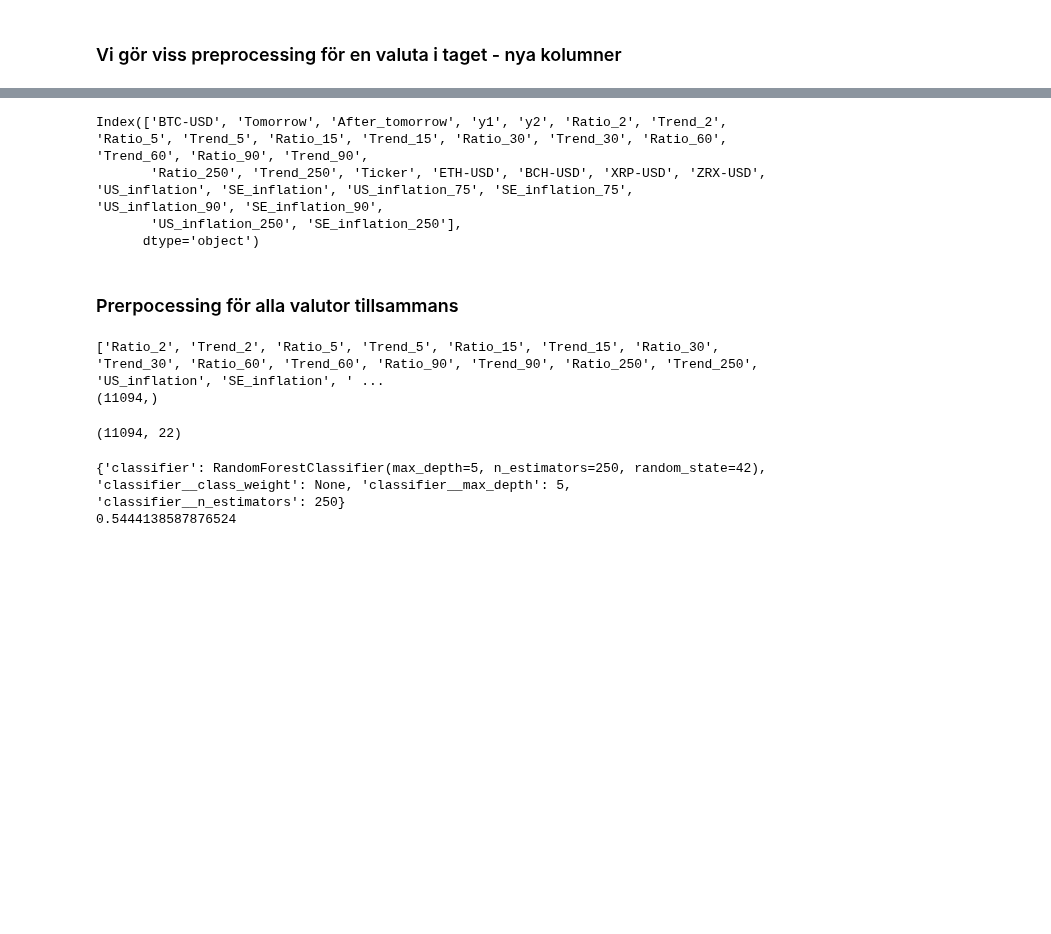
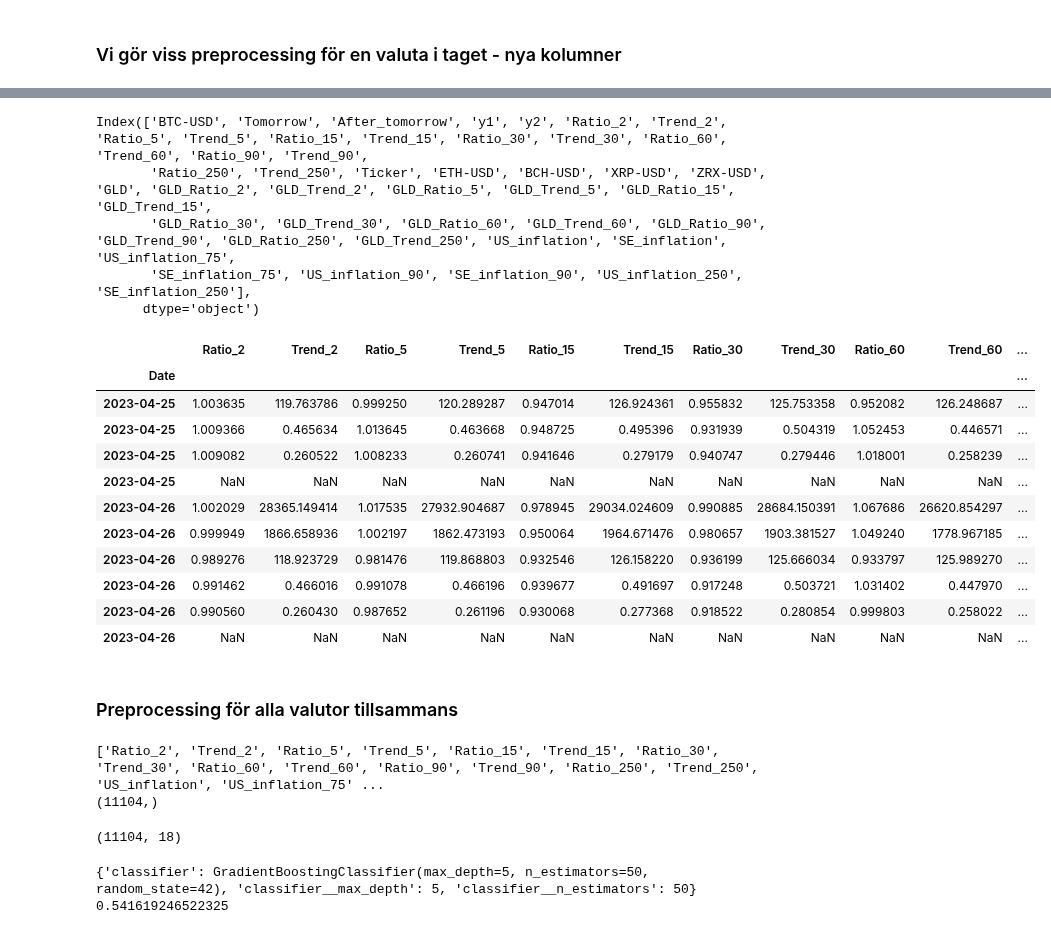
Before and after one commit to carokanns/the_new_Krypto, a Jupyter notebook: my_testa_modeller.ipynb, the cells around one changed output, grey strips where cells are left out. Drawn from its saved outputs; the diff is of its cells as text; code cells hidden in the pictures; blank space fills up the shorter version.

```diff
--- a/my_testa_modeller.ipynb
+++ b/my_testa_modeller.ipynb
@@ -104,7 +112,7 @@ pandas-ta==0.3.14b0
 plotly==5.3.1
 # %%
 # TODO Vilka kryptovalutor ska vi använda?
-tickers = ['BTC-USD','ETH-USD','BCH-USD','XRP-USD','ZRX-USD']
+tickers = ['BTC-USD','ETH-USD','BCH-USD','XRP-USD','ZRX-USD','GLD']
 horizons=[2,5,15,30,60,90,250]
 # %%
 def beräkna_rolling_mean(df, ticker_names, window=20):
@@ -324,29 +348,21 @@ def create_predictors(df_, ticker, target, horizons=[2,5,60,250], ETH_BTC=False)
     df['y2'] = (df['After_tomorrow'] > df[ticker]).astype(int)
     # df.dropna(inplace=True)
 
+    hpref = 'GLD_' if ticker == 'GLD' else ''
     for horizon in horizons:
         rolling_averages = df.rolling(horizon, min_periods=1).mean()
 
-        ratio_column = f"Ratio_{horizon}"
+        ratio_column = f"{hpref}Ratio_{horizon}"
         df[ratio_column] = df[ticker] / rolling_averages[ticker]
 
         rolling = df.rolling(horizon,closed='left', min_periods=1).mean()
 
-        trend_column = f"Trend_{horizon}"
+        trend_column = f"{hpref}Trend_{horizon}"
         target_name = 'Tomorrow' if target=='y1' else 'After_tomorrow'
         df[trend_column] = rolling[target_name]
 
         predictors += [ratio_column, trend_column]
 
-    # df['day_of_month'] = df.index.day
-    # predictors += ['day_of_month']
-
-    # df['day_of_week'] = df.index.dayofweek
-    # predictors += ['day_of_week']
-
-    # df['month'] = df.index.month
-    # predictors += ['month']
-
     return df, predictors
 # %% [markdown]
 # Skapa en GridSearchCV för olika modeller
@@ -375,15 +392,16 @@ df_grid.shape
 # %%
 ### preprocessing ###
 df = pd.DataFrame()
-# tickers = ['BTC-USD', 'ZRX-USD']
 target = 'y1'  # tomorrow
 for ticker in tickers:
+
     # print(ticker)
     df_temp, pred = create_predictors(
-        df_grid[[ticker]], ticker, target, horizons=horizons, ETH_BTC=False)
+        df_grid[[ticker]], ticker, target, horizons=horizons)
     df_temp = df_temp.reset_index()
     df_temp['Ticker'] = ticker
     df = pd.concat([df, df_temp], axis=0)
 
-print('Dessa skall vara lika',sum(df.Date.value_counts()==5)*5,'=',len(df) )
+print('Dessa skall vara lika',sum(df.Date.value_counts()==6)*6,'=',len(df) )
+df.Date.value_counts()
 # %% [output]
@@ -414,15 +455,31 @@ df.shape
 df.columns
 # %% [output]
 Index(['BTC-USD', 'Tomorrow', 'After_tomorrow', 'y1', 'y2', 'Ratio_2', 'Trend_2', 'Ratio_5', 'Trend_5', 'Ratio_15', 'Trend_15', 'Ratio_30', 'Trend_30', 'Ratio_60', 'Trend_60', 'Ratio_90', 'Trend_90',
-       'Ratio_250', 'Trend_250', 'Ticker', 'ETH-USD', 'BCH-USD', 'XRP-USD', 'ZRX-USD', 'US_inflation', 'SE_inflation', 'US_inflation_75', 'SE_inflation_75', 'US_inflation_90', 'SE_inflation_90',
-       'US_inflation_250', 'SE_inflation_250'],
+       'Ratio_250', 'Trend_250', 'Ticker', 'ETH-USD', 'BCH-USD', 'XRP-USD', 'ZRX-USD', 'GLD', 'GLD_Ratio_2', 'GLD_Trend_2', 'GLD_Ratio_5', 'GLD_Trend_5', 'GLD_Ratio_15', 'GLD_Trend_15',
+       'GLD_Ratio_30', 'GLD_Trend_30', 'GLD_Ratio_60', 'GLD_Trend_60', 'GLD_Ratio_90', 'GLD_Trend_90', 'GLD_Ratio_250', 'GLD_Trend_250', 'US_inflation', 'SE_inflation', 'US_inflation_75',
+       'SE_inflation_75', 'US_inflation_90', 'SE_inflation_90', 'US_inflation_250', 'SE_inflation_250'],
       dtype='object')
 # %%
 predictors = ['Ratio_2', 'Trend_2', 'Ratio_5', 'Trend_5', 'Ratio_15', 'Trend_15', 'Ratio_30', 'Trend_30', 'Ratio_60', 'Trend_60', 'Ratio_90', 'Trend_90',
-              'Ratio_250', 'Trend_250', 'US_inflation', 'SE_inflation', 'US_inflation_75', 'SE_inflation_75', 'US_inflation_90', 'SE_inflation_90',
-              'US_inflation_250', 'SE_inflation_250']
+              'Ratio_250', 'Trend_250', 'GLD_Ratio_2', 'GLD_Trend_2', 'GLD_Ratio_5', 'GLD_Trend_5', 'GLD_Ratio_15', 'GLD_Trend_15',
+              'GLD_Ratio_30', 'GLD_Trend_30', 'GLD_Ratio_60', 'GLD_Trend_60', 'GLD_Ratio_90', 'GLD_Trend_90', 'GLD_Ratio_250', 'GLD_Trend_250', 'US_inflation', 'US_inflation_75', 'US_inflation_90', 'US_inflation_250']
+# %%
+df[predictors].tail(10)
+# %% [output]
+|  | Ratio_2 | Trend_2 | Ratio_5 | Trend_5 | Ratio_15 | Trend_15 | Ratio_30 | Trend_30 | Ratio_60 | Trend_60 | ... |
+| Date |  |  |  |  |  |  |  |  |  |  | ... |
+| 2023-04-25 | 1.003635 | 119.763786 | 0.999250 | 120.289287 | 0.947014 | 126.924361 | 0.955832 | 125.753358 | 0.952082 | 126.248687 | ... |
+| 2023-04-25 | 1.009366 | 0.465634 | 1.013645 | 0.463668 | 0.948725 | 0.495396 | 0.931939 | 0.504319 | 1.052453 | 0.446571 | ... |
+| 2023-04-25 | 1.009082 | 0.260522 | 1.008233 | 0.260741 | 0.941646 | 0.279179 | 0.940747 | 0.279446 | 1.018001 | 0.258239 | ... |
+| 2023-04-25 | NaN | NaN | NaN | NaN | NaN | NaN | NaN | NaN | NaN | NaN | ... |
+| 2023-04-26 | 1.002029 | 28365.149414 | 1.017535 | 27932.904687 | 0.978945 | 29034.024609 | 0.990885 | 28684.150391 | 1.067686 | 26620.854297 | ... |
+| 2023-04-26 | 0.999949 | 1866.658936 | 1.002197 | 1862.473193 | 0.950064 | 1964.671476 | 0.980657 | 1903.381527 | 1.049240 | 1778.967185 | ... |
+| 2023-04-26 | 0.989276 | 118.923729 | 0.981476 | 119.868803 | 0.932546 | 126.158220 | 0.936199 | 125.666034 | 0.933797 | 125.989270 | ... |
+| 2023-04-26 | 0.991462 | 0.466016 | 0.991078 | 0.466196 | 0.939677 | 0.491697 | 0.917248 | 0.503721 | 1.031402 | 0.447970 | ... |
+| 2023-04-26 | 0.990560 | 0.260430 | 0.987652 | 0.261196 | 0.930068 | 0.277368 | 0.918522 | 0.280854 | 0.999803 | 0.258022 | ... |
+| 2023-04-26 | NaN | NaN | NaN | NaN | NaN | NaN | NaN | NaN | NaN | NaN | ... |
 # %% [markdown]
-### Prerpocessing för alla valutor tillsammans
+### Preprocessing för alla valutor tillsammans
 # %%
 # pipeline för standardscaler
 # %%
@@ -437,9 +494,9 @@ X = X.drop(['y1'], axis=1)
 print(y.shape)
 X.shape
 # %% [output]
-['Ratio_2', 'Trend_2', 'Ratio_5', 'Trend_5', 'Ratio_15', 'Trend_15', 'Ratio_30', 'Trend_30', 'Ratio_60', 'Trend_60', 'Ratio_90', 'Trend_90', 'Ratio_250', 'Trend_250', 'US_inflation', 'SE_inflation', ' ...
-(11094,)
+['Ratio_2', 'Trend_2', 'Ratio_5', 'Trend_5', 'Ratio_15', 'Trend_15', 'Ratio_30', 'Trend_30', 'Ratio_60', 'Trend_60', 'Ratio_90', 'Trend_90', 'Ratio_250', 'Trend_250', 'US_inflation', 'US_inflation_75' ...
+(11104,)
-(11094, 22)
+(11104, 18)
 # %%
 # Initialize the hyperparameters for each dictionary
 # each having a key as ‘classifier’ and value as estimator object.
@@ -519,5 +575,6 @@ params = [paramRF, paramSVC, paramLR, paramKN, paramGBC]
 # %%
-
+# take the time
+start_time = time.time()
 #Grid search - including cross validation
 grid = GridSearchCV(pipeline, params, cv=tscv, n_jobs=-
                     1, scoring='roc_auc').fit(X, y)
@@ -533,10 +590,8 @@ print(grid.best_score_)
 # Stats for each test - we have a total 125 tests
 means = grid.cv_results_['mean_test_score']
 params_summary = grid.cv_results_['params']
-
-#Capture all data into a Data Frame
-df_res1 = pd.DataFrame(list(zip(means, params_summary)),
-                  columns=['Mean Score', 'Parmeters'])
+# print the time taken
+print("--- %s seconds ---" % round((time.time() - start_time),1))
 # %% [output]
-{'classifier': RandomForestClassifier(max_depth=5, n_estimators=250, random_state=42), 'classifier__class_weight': None, 'classifier__max_depth': 5, 'classifier__n_estimators': 250}
-0.5444138587876524
+{'classifier': GradientBoostingClassifier(max_depth=5, n_estimators=50, random_state=42), 'classifier__max_depth': 5, 'classifier__n_estimators': 50}
+0.541619246522325
```
Also changed, not shown: parts of 26 cells of this notebook, 5 other files.
